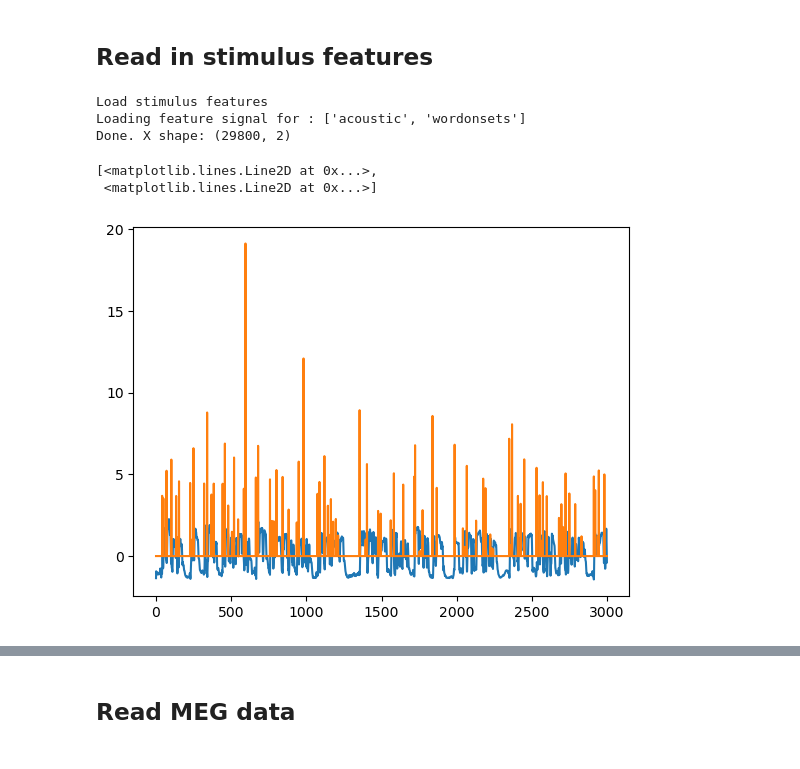
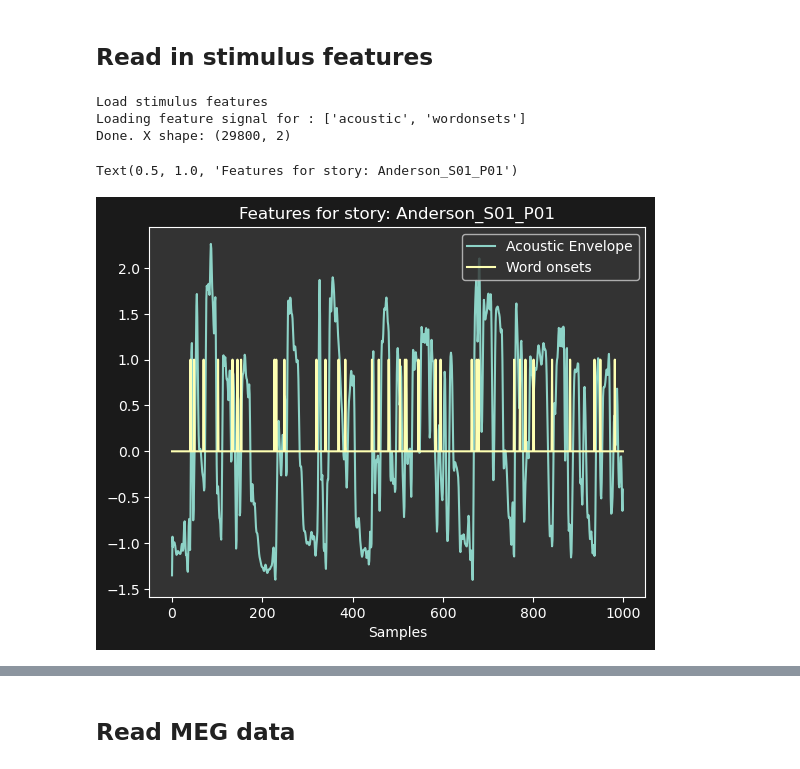
Before and after one commit to CNSP-Workshop/CNSP25_tutorial_HWeissbart, a Jupyter notebook: notebooks/part_2.ipynb, the cells around one changed output, grey strips where cells are left out. Saved outputs shown, nothing was run; the diff lists cells and outputs as text; code cells hidden in the pictures.

Commit message:
Finalised tutorials

```diff
--- a/notebooks/part_2.ipynb
+++ b/notebooks/part_2.ipynb
@@ -44,6 +44,12 @@ if IN_COLAB:
         with open(f'utils/{f}', 'wb') as f:
             f.write(response.content)
 
+    # Also download mpl-tstyle:
+    url = 'https://raw.githubusercontent.com/Hugo-W/CNSP25_tutorial_HWeissbart/main/notebooks/dark.mplstyle'
+    response = requests.get(url)
+    with open('./dark.mplstyle', 'wb') as f:
+       f.write(response.content)
+
     from google.colab import output # type: ignore
     output.enable_custom_widget_manager()
 # %% [markdown]
@@ -52,15 +58,23 @@ if IN_COLAB:
 First let's get all the libraries, data and path setup.
 # %%
 import numpy as np
+from numpy.typing import NDArray
 import matplotlib.pyplot as plt
 import tqdm.notebook as tqdm
 import sys, os
+from typing import List
 
 import mne
 
 # Add utils to Python path
 sys.path.append('..') # access to utils.py and visu.py modules
 from utils.utils import download_file, list_h5_data, normalize_complex
+
+dark_bg = True
+if dark_bg:
+    plt.style.use('dark.mplstyle')
+
+%matplotlib inline
 # %% [markdown]
 The cell below will download the data if they are not already present in the `data/` folder.
 # %%
@@ -136,12 +152,16 @@ events = mne.read_events('../data/sub-001/audioBook-eve.fif')
-# %%
-X = get_feature_signal()
-# %% [output]
-Load stimulus features
-Loading feature signal for : ['acoustic', 'wordonsets']
-Done. X shape: (29800, 2)
 # %%
-plt.plot(X[0][:100*30])
+# Loading features:
+X = get_feature_signal(normalise=None) # By default, loads envelope and word onsets
+
+# Visualisation
+story_id = 0
+lines = plt.plot(X[story_id][:100*10, :])
+plt.legend(lines, ['Acoustic Envelope', 'Word onsets'])
+plt.xlabel('Samples')
+plt.title(f'Features for story: {storynames[story_id].strip('_normalized')}')
 # %% [output]
-[<matplotlib.lines.Line2D at 0x...>,
- <matplotlib.lines.Line2D at 0x...>]
+Load stimulus features
+Loading feature signal for : ['acoustic', 'wordonsets']
+Done. X shape: (29800, 2)
+Text(0.5, 1.0, 'Features for story: Anderson_S01_P01')
-[figure, old version]
+[figure, new version]
```
Also changed, not shown: parts of 21 cells of this notebook, 2 other files.
